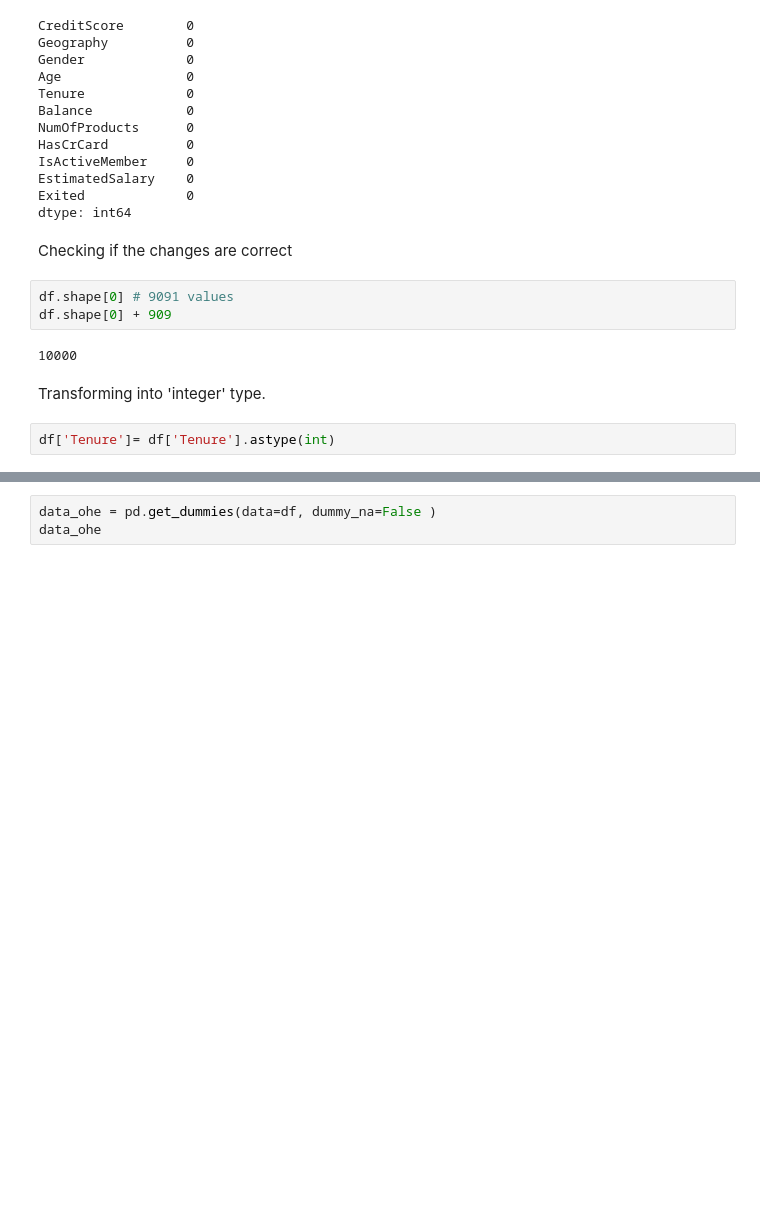
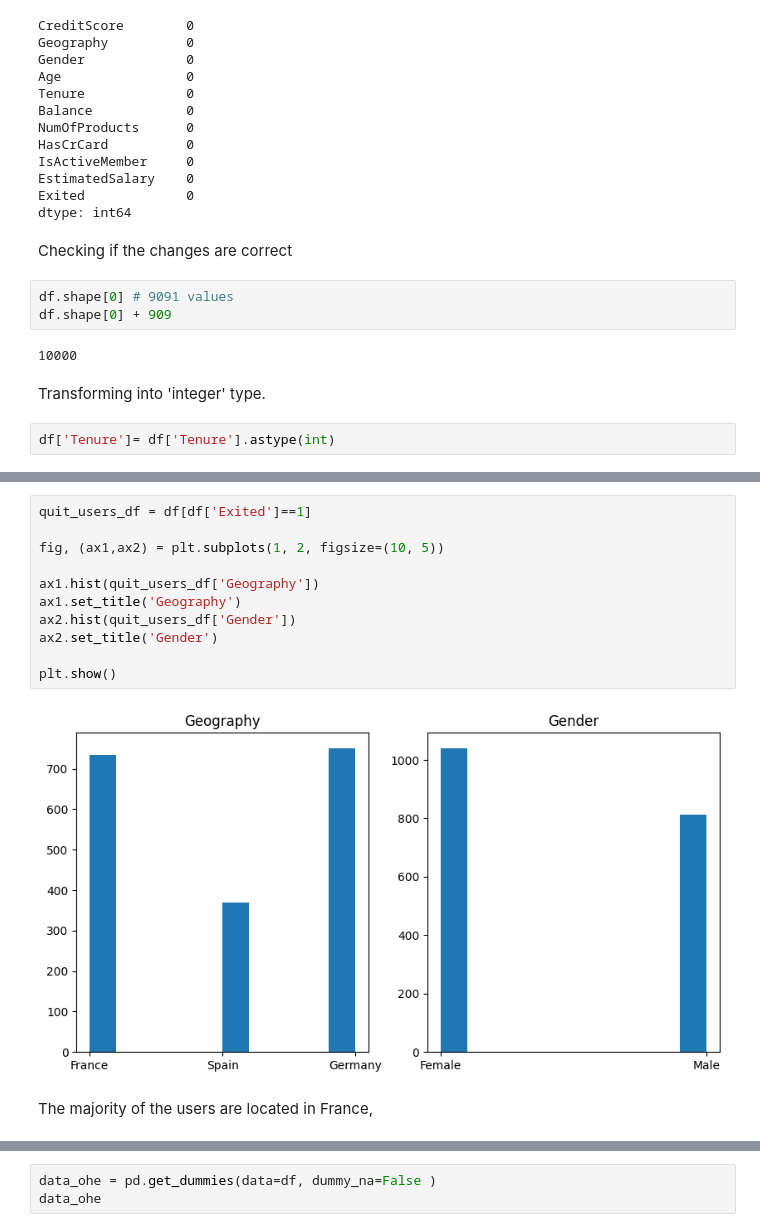
Before and after one commit to jmhrivera/project_09_ML_Bank_Customer_Churn_Prediction, a Jupyter notebook: betabank.ipynb, the cells around one changed output, grey strips where cells are left out. Drawn from its saved outputs; the diff is of its cells as text; blank space fills up the shorter version.

```diff
--- a/betabank.ipynb
+++ b/betabank.ipynb
@@ -135,0 +242,15 @@ df['Tenure']= df['Tenure'].astype(int)
+# %%
+quit_users_df = df[df['Exited']==1]
+
+fig, (ax1,ax2) = plt.subplots(1, 2, figsize=(10, 5))
+
+ax1.hist(quit_users_df['Geography'])
+ax1.set_title('Geography')
+ax2.hist(quit_users_df['Gender'])
+ax2.set_title('Gender')
+
+plt.show()
+# %% [output]
+[figure, added]
+# %% [markdown]
+The majority of the users are located in France,
```
Also changed, not shown: parts of 51 cells of this notebook, 1 other file.
